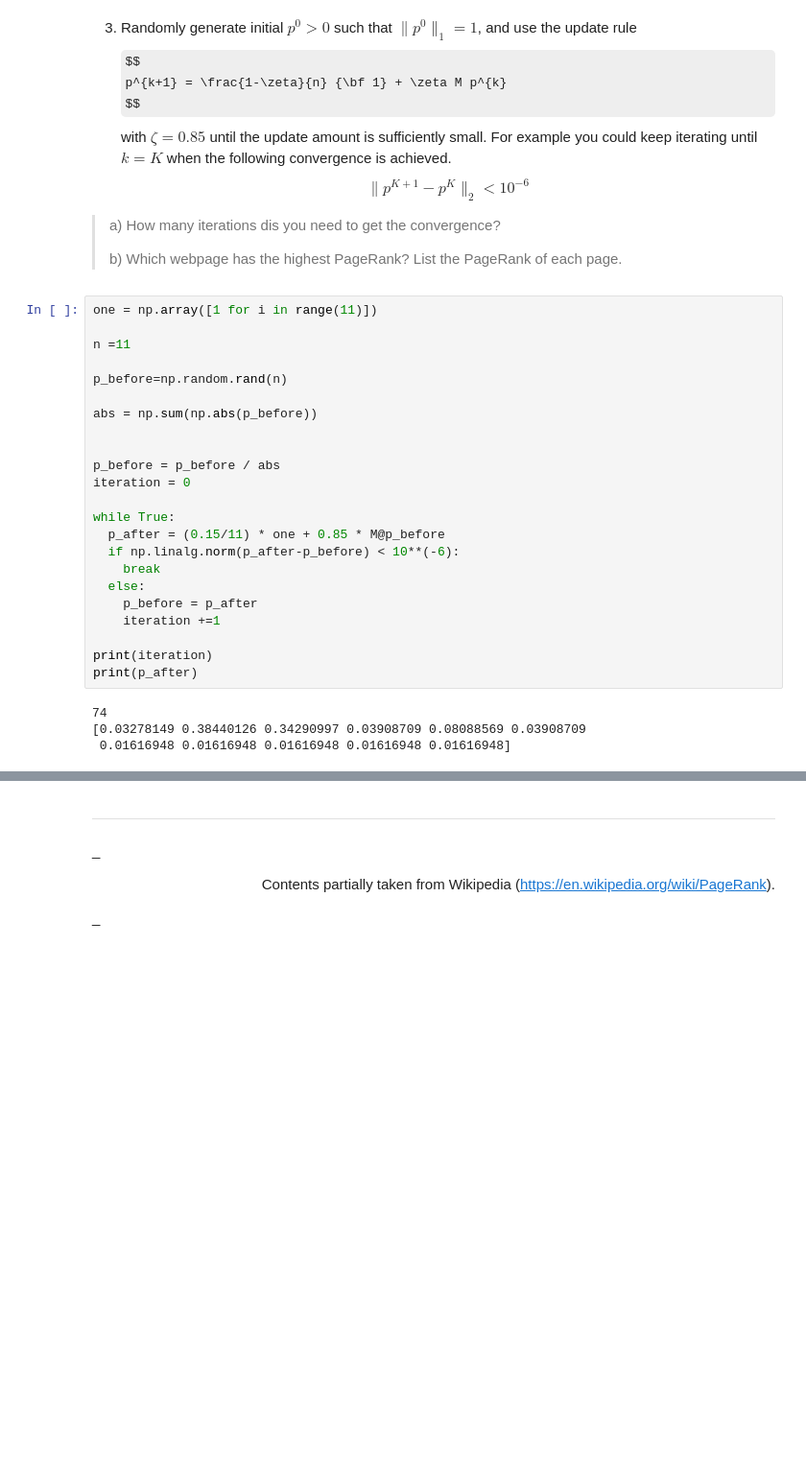
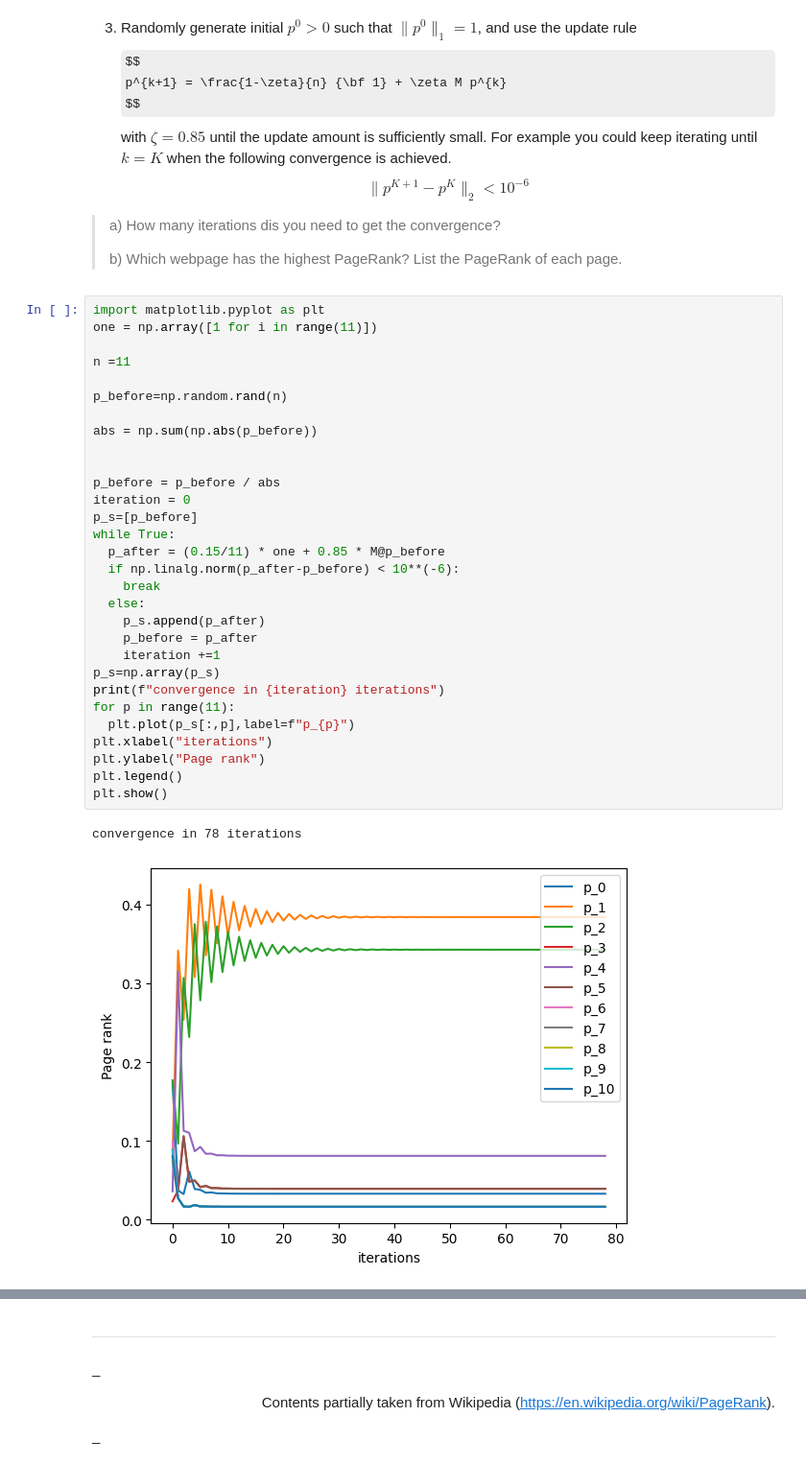
Before and after one commit to imrealhelper/Linear-Algebra, a Jupyter notebook: soft_ware_labs/Ex_Google_PageRank.ipynb, the cells around one changed output, grey strips where cells are left out. Shown at 96% size. Drawn from its saved outputs; the diff is of its cells as text; some formulas as TeX source; blank space fills up the shorter version.

```diff
--- a/soft_ware_labs/Ex_Google_PageRank.ipynb
+++ b/soft_ware_labs/Ex_Google_PageRank.ipynb
@@ -157,29 +157,35 @@ $$\|p^{K+1}-p^{K}\|_2<10^{-6}$$
 >
 > b) Which webpage has the highest PageRank? List the PageRank of each page.
 # %%
+import matplotlib.pyplot as plt
 one = np.array([1 for i in range(11)])
 
 n =11
 
 p_before=np.random.rand(n)
 
 abs = np.sum(np.abs(p_before))
 
 
 p_before = p_before / abs
 iteration = 0
-
+p_s=[p_before]
 while True:
   p_after = (0.15/11) * one + 0.85 * M@p_before
   if np.linalg.norm(p_after-p_before) < 10**(-6):
     break
   else:
+    p_s.append(p_after)
     p_before = p_after
     iteration +=1
-
-print(iteration)
-print(p_after)
+p_s=np.array(p_s)
+print(f"convergence in {iteration} iterations")
+for p in range(11):
+  plt.plot(p_s[:,p],label=f"p_{p}")
+plt.xlabel("iterations")
+plt.ylabel("Page rank")
+plt.legend()
+plt.show()
 # %% [output]
-74
-[0.03278149 0.38440126 0.34290997 0.03908709 0.08088569 0.03908709
- 0.01616948 0.01616948 0.01616948 0.01616948 0.01616948]
+convergence in 78 iterations
+[figure, added]
```
Also changed, not shown: parts of 3 cells of this notebook.
